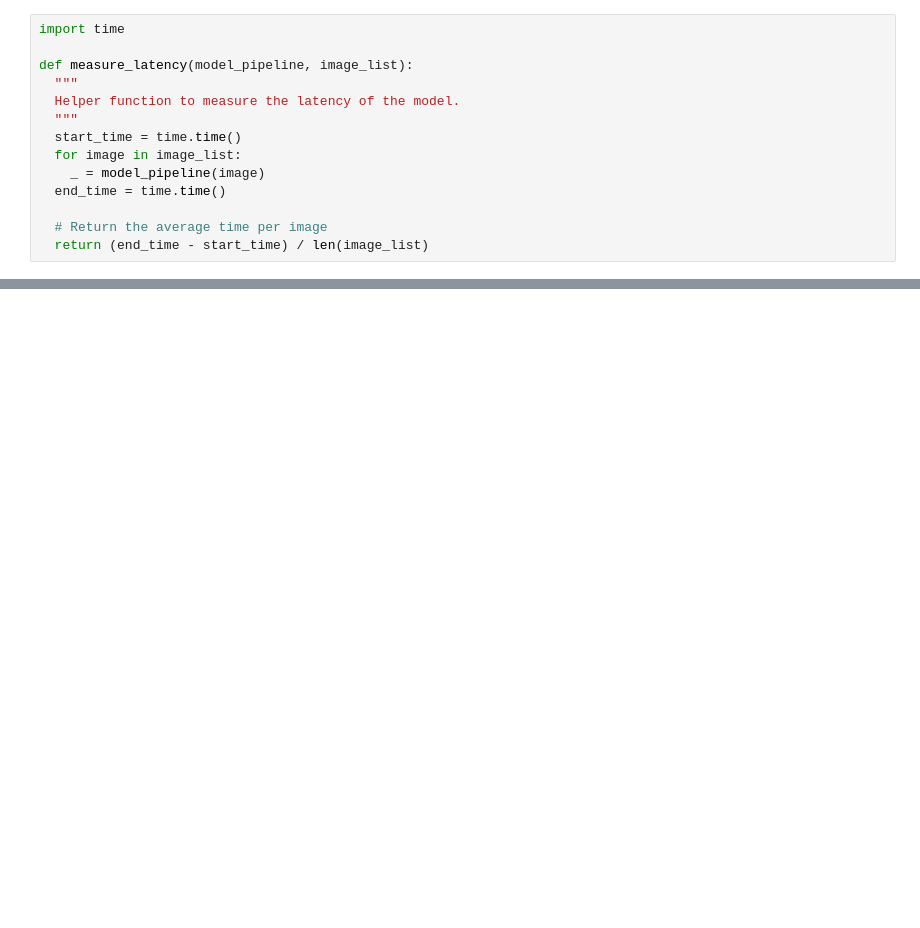
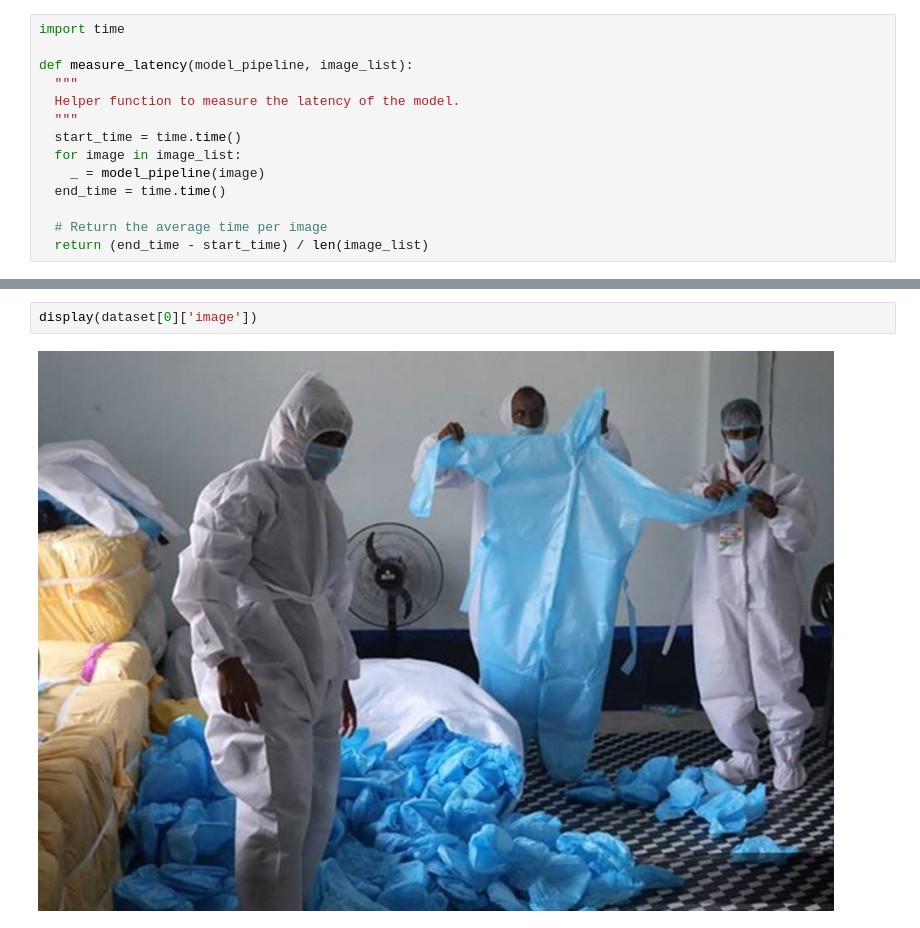
Before and after one commit to Youssef-Chip/lab1, a Jupyter notebook: lab3/part2.ipynb, the cells around one changed output, grey strips where cells are left out. Cells and saved outputs as stored; diff of their text form; blank space fills up the shorter version.

```diff
--- a/lab3/part2.ipynb
+++ b/lab3/part2.ipynb
@@ -203,0 +296,4 @@ solar dish, solar collector, solar furnace | 1.10%
+# %%
+display(dataset[0]['image'])
+# %% [output]
+[figure, added]
```
Also changed, not shown: parts of 7 cells of this notebook, 2 other files.
